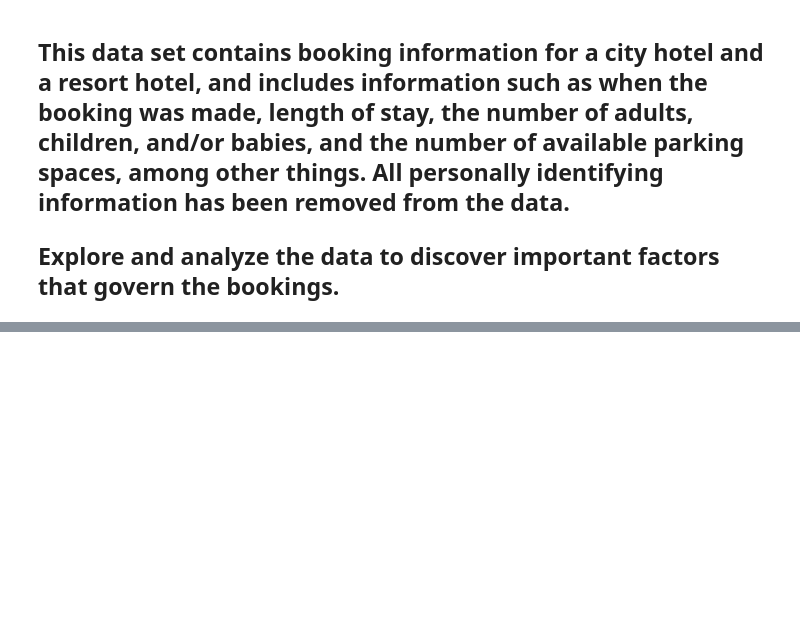
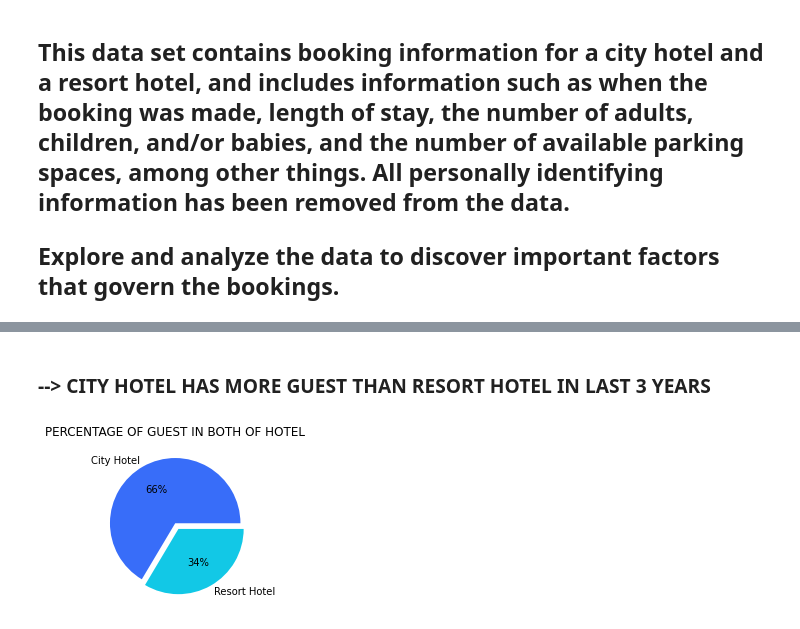
Before and after one commit to Devkhiran/EDA-Hotel-Booking, a Jupyter notebook: Dev_Hotel_Booking_Analysis_Capstone_Project.ipynb, the cells around one changed output, grey strips where cells are left out. Cells and saved outputs as stored; diff of their text form; code cells hidden in the pictures; blank space fills up the shorter version.

```diff
--- a/Dev_Hotel_Booking_Analysis_Capstone_Project.ipynb
+++ b/Dev_Hotel_Booking_Analysis_Capstone_Project.ipynb
@@ -86,0 +271,15 @@ hbdf.shape
+# %% [markdown]
+### **--> CITY HOTEL HAS MORE GUEST THAN RESORT HOTEL IN LAST 3 YEARS**
+# %%
+# PERCENTAGE OF GUEST IN BOTH OF HOTEL
+
+plt.figure(figsize = (3,3))
+index = hbdf.hotel.value_counts().index.tolist()
+value = hbdf.hotel.value_counts()
+
+palette_color = sns.color_palette('rainbow')
+plt.pie(value, labels=index, colors=palette_color,explode= [0, 0.1], autopct='%.0f%%')
+plt.title("PERCENTAGE OF GUEST IN BOTH OF HOTEL")
+plt.show()
+# %% [output]
+[figure, added]
```
Also changed, not shown: parts of 49 cells of this notebook.
